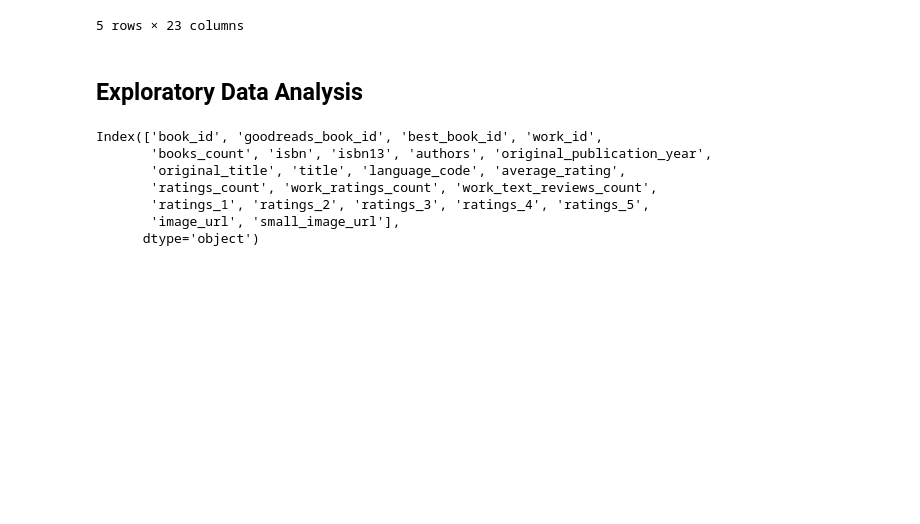
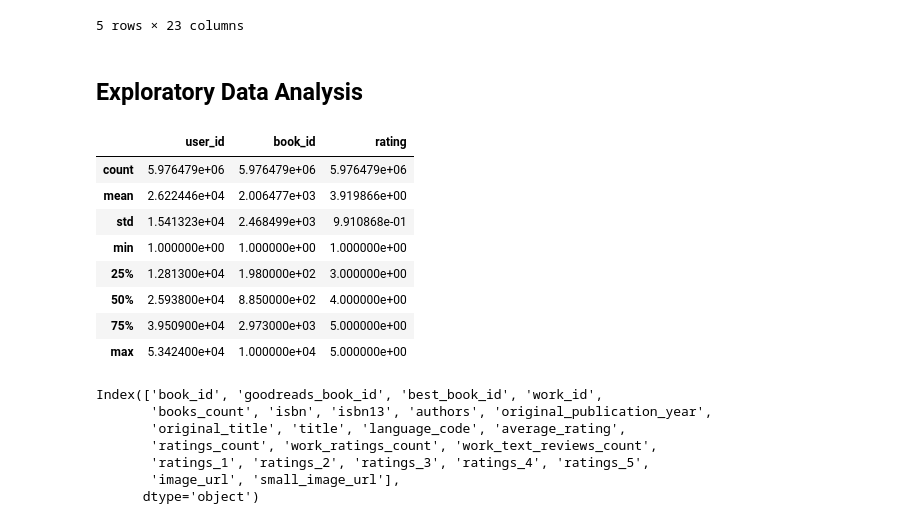
Before and after one commit to jeffnk05/fhw-recommendation-system, a Jupyter notebook: ALS/notebooks/item-item.ipynb, the cells around one changed output. Saved outputs shown, nothing was run; the diff lists cells and outputs as text; code cells hidden in the pictures; blank space fills up the shorter version.

```diff
--- a/ALS/notebooks/item-item.ipynb
+++ b/ALS/notebooks/item-item.ipynb
@@ -28,6 +31,18 @@ df_books.head()
 5 rows × 23 columns
 # %% [markdown]
 ## Exploratory Data Analysis
+# %%
+df_ratings.describe()
+# %% [output]
+|  | user_id | book_id | rating |
+| count | 5.976479e+06 | 5.976479e+06 | 5.976479e+06 |
+| mean | 2.622446e+04 | 2.006477e+03 | 3.919866e+00 |
+| std | 1.541323e+04 | 2.468499e+03 | 9.910868e-01 |
+| min | 1.000000e+00 | 1.000000e+00 | 1.000000e+00 |
+| 25% | 1.281300e+04 | 1.980000e+02 | 3.000000e+00 |
+| 50% | 2.593800e+04 | 8.850000e+02 | 4.000000e+00 |
+| 75% | 3.950900e+04 | 2.973000e+03 | 5.000000e+00 |
+| max | 5.342400e+04 | 1.000000e+04 | 5.000000e+00 |
 # %%
 df_books.columns
 # %% [output]
```
Also changed, not shown: parts of 9 cells of this notebook.
